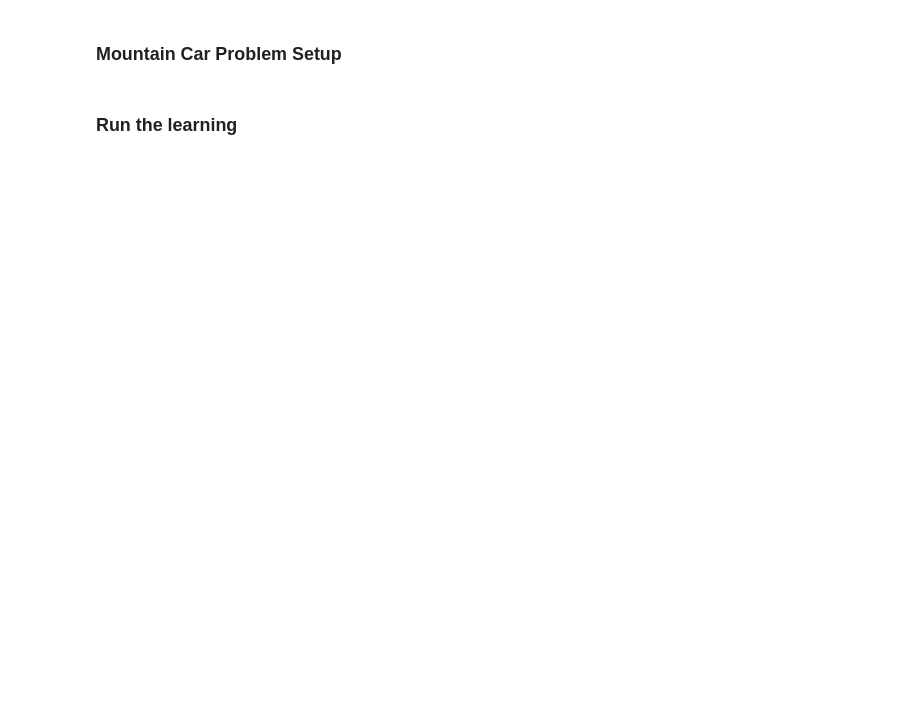
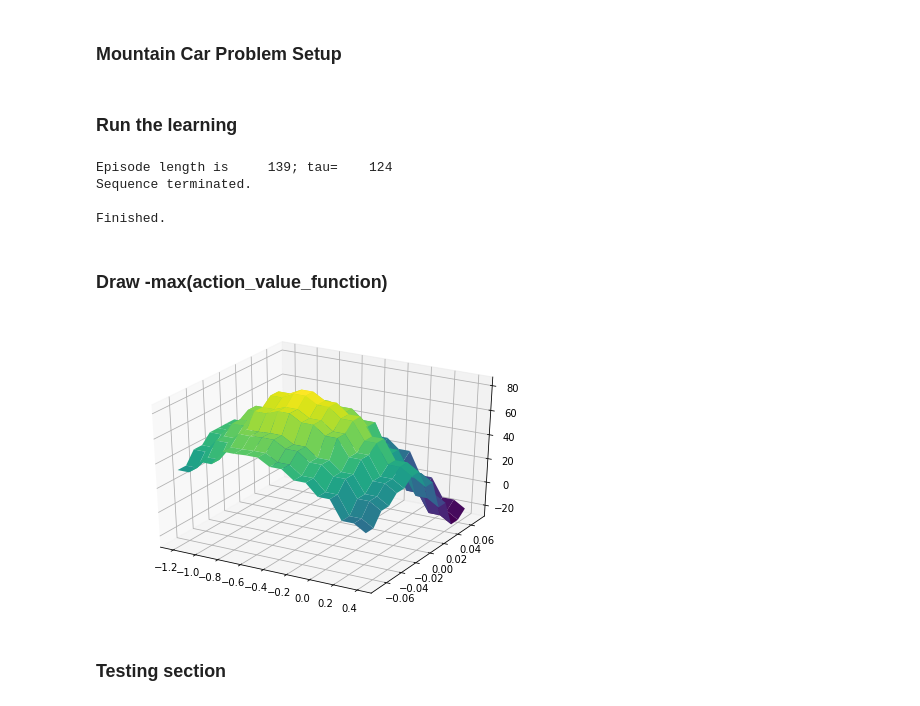
Before and after one commit to muarvyn/SuttonBartoRLBook.exercise, a Jupyter notebook: MountainCar/SARSA-n-approx.ipynb, the cells around one changed output. Saved outputs shown, nothing was run; the diff lists cells and outputs as text; code cells hidden in the pictures; blank space fills up the shorter version.

Commit message:
Fixed errors SARSA(n) implementation with use of approximation functions. Added 3D plotting of value function

```diff
--- a/MountainCar/SARSA-n-approx.ipynb
+++ b/MountainCar/SARSA-n-approx.ipynb
@@ -107,28 +153,25 @@ ACTION_FEATURES = [[1,0,0],[0,1,0],[0,0,1]]
 actions_dim = len(ACTION_FEATURES)
 
 class getActionValues:
-    def __init__(self, approx_func, w, actions_num):
-        self.approx_func = approx_func
+    def __init__(self, w):
         self.w = w
-        self.actions_num = actions_num
 
     def __getitem__(self, state):
-        q=[]
-        for action in range(self.actions_num):
-            q.append(self.approx_func(state, action, w))
-        return q
+        x = get_features(state[0],state[1])
+        return lin_approx(np.transpose(np.array([x])), w)
 
 def tiling_lin_approx(state, action, w):
-    x = np.concatenate((get_features(state[0],state[1]), ACTION_FEATURES[action]), axis=None)
-    return lin_approx(np.transpose(np.array([x])), w)
+    x = get_features(state[0],state[1])
+    return lin_approx(np.transpose(np.array([x])), w[action])[0]
 
 def tiling_lin_approx_grad(state, action, w):
-    x = np.concatenate((get_features(state[0],state[1]), ACTION_FEATURES[action]), axis=None)
-    return lin_approx_grad(np.transpose(np.array([x])), w)
+    x = get_features(state[0],state[1])
+    q,grad = lin_approx_grad(np.transpose(np.array([x])), w[action])
+    return q[0],grad[0]
 
-w = (np.random.rand(1, features_dim + actions_dim) - 0.5) * 0.001
+w = (np.random.rand(actions_dim, features_dim) - 0.5) * 0.001
 # Need for SeqGen.EpsilonGreedyPolicy
-q_s_a_func = getActionValues(tiling_lin_approx, w, actions_dim)
+q_s_a_func = getActionValues(w)
 
 def getStateTransition(s,a):
     p,v,f,r = mc_getTransition(s[0], s[1], a-1.0)
@@ -142,4 +185,9 @@ sequence = SequenceGeneratorPlus(SeqGen.EpsilonGreedyPolicy(q_s_a_func, 0.2),
                                  )
 # %%
 SARSAnApprox(sequence, tiling_lin_approx, tiling_lin_approx_grad, \
-             w, 4, 0.95, 0.03)
+             w, 14, 0.99, 0.005)
+# %% [output]
+Episode length is     139; tau=    124
+Sequence terminated.
+
+Finished.
@@ -148,3 +194,26 @@ w
+# %% [markdown]
+### Draw -max(action_value_function)
+# %%
+from matplotlib import cm
+from mpl_toolkits.mplot3d import Axes3D
+
+X = np.arange(-1.2, 0.5, 0.1)
+Y = np.arange(-0.07, 0.07, 0.01)
+X, Y = np.meshgrid(X, Y)
+
+it = zip(X.ravel(), Y.ravel())
+
+Z = np.array([-np.max(q_s_a_func[s]) for s in it]).reshape(X.shape)
+
+fig = plt.figure()
+ax = Axes3D(fig)
+ax.plot_surface(X, Y, Z, rstride=1, cstride=1, cmap=cm.viridis)
+
+plt.show()
+# %% [output]
+[figure, added]
+# %% [markdown]
+### Testing section
 # %%
 gamma = 0.99
 alpha = 0.01
```
Also changed, not shown: parts of 10 cells of this notebook.
